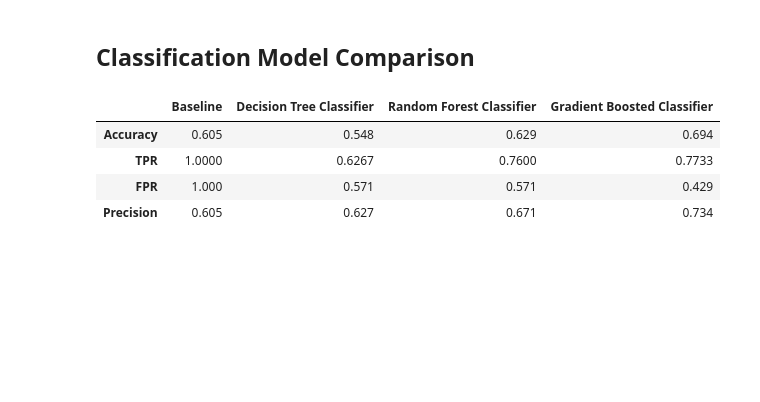
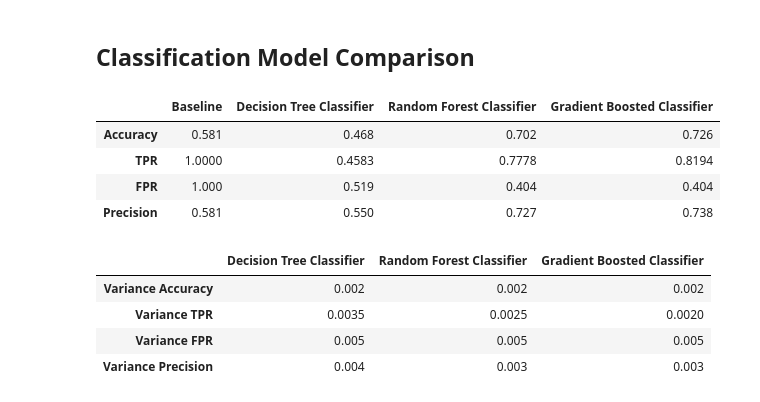
Before and after one commit to majda-br/Stock-trend-prediction, a Jupyter notebook: models/models.ipynb, the cells around one changed output. Drawn from its saved outputs; the diff is of its cells as text; code cells hidden in the pictures; blank space fills up the shorter version.

```diff
--- a/models/models.ipynb
+++ b/models/models.ipynb
@@ -601,19 +603,21 @@ acc_base, TPR_base, FPR_base, PRE_base = get_metrics(test_pred_base, y_test_clas
 # %%
 grid_values = {'ccp_alpha': np.linspace(0, 0.001, 51)}
 
-dtr = DecisionTreeClassifier(min_samples_leaf=5, min_samples_split=20, random_state=88)
+dtc = DecisionTreeClassifier(min_samples_leaf=5, min_samples_split=20, random_state=88)
 cv = KFold(n_splits=5,random_state=1,shuffle=True)
-dtr_cv = GridSearchCV(dtr, param_grid=grid_values, scoring='r2', cv=cv, verbose=0, error_score='raise')
-dtr_cv.fit(X_train, y_train_class)
-test_pred_cart, train_pred_cart = dtr_cv.predict(X_test), dtr_cv.predict(X_train)
+dtc_cv = GridSearchCV(dtc, param_grid=grid_values, scoring='r2', cv=cv, verbose=0, error_score='raise')
+dtc_cv.fit(X_train, y_train_class)
+test_pred_cart, train_pred_cart = dtc_cv.predict(X_test), dtc_cv.predict(X_train)
 acc_cart, TPR_cart, FPR_cart, PRE_cart = get_metrics(test_pred_cart, y_test_class)
+
+bs = bootstrap(X_test, y_test_class, dtc_cv, get_metrics)
+acc_cart_var, TPR_cart_var, FPR_cart_var, PRE_cart_var = np.var([s[0] for s in bs]), np.var([s[1] for s in bs]), np.var([s[2] for s in bs]), np.var([s[3] for s in bs])
 # %% [markdown]
 ## Random Forest Classification
 #### To predict whether the price increases or decreases next week
 # %%
-grid_values = {'max_features': np.linspace(1,5,5, dtype='int32'),
-               'min_samples_leaf': [5],
-               'n_estimators': [500],
+grid_values = {'min_samples_leaf': [1, 5],
+               'n_estimators': [100, 500],
                'random_state': [88]}
 
 rf2 = RandomForestClassifier()
@@ -622,4 +626,7 @@ rf_cv = GridSearchCV(rf2, param_grid=grid_values, scoring='r2', cv=cv,verbose=2)
 rf_cv.fit(X_train, y_train_class)
 test_pred_rf, train_pred_rf = rf_cv.predict(X_test), rf_cv.predict(X_train)
 acc_rf, TPR_rf, FPR_rf, PRE_rf = get_metrics(test_pred_rf, y_test_class)
+
+bs = bootstrap(X_test, y_test_class, rf_cv, get_metrics)
+acc_rf_var, TPR_rf_var, FPR_rf_var, PRE_rf_var = np.var([s[0] for s in bs]), np.var([s[1] for s in bs]), np.var([s[2] for s in bs]), np.var([s[3] for s in bs])
 # %% [output]
@@ -648,6 +655,9 @@ reg = GradientBoostingClassifier(random_state=99)
 reg.fit(X_train, y_train_class)
 test_pred_reg, train_pred_reg = reg.predict(X_test), reg.predict(X_train)
 acc_reg, TPR_reg, FPR_reg, PRE_reg = get_metrics(test_pred_reg, y_test_class)
+
+bs = bootstrap(X_test, y_test_class, reg, get_metrics)
+acc_reg_var, TPR_reg_var, FPR_reg_var, PRE_reg_var = np.var([s[0] for s in bs]), np.var([s[1] for s in bs]), np.var([s[2] for s in bs]), np.var([s[3] for s in bs])
 # %% [markdown]
 ## Classification Model Comparison
 # %%
@@ -660,7 +670,20 @@ comparison_table = pd.DataFrame(data=comparison_data, index=['Accuracy', 'TPR',
 comparison_table
 # %% [output]
 |  | Baseline | Decision Tree Classifier | Random Forest Classifier | Gradient Boosted Classifier |
-| Accuracy | 0.605 | 0.548 | 0.629 | 0.694 |
-| TPR | 1.0000 | 0.6267 | 0.7600 | 0.7733 |
-| FPR | 1.000 | 0.571 | 0.571 | 0.429 |
-| Precision | 0.605 | 0.627 | 0.671 | 0.734 |
+| Accuracy | 0.581 | 0.468 | 0.702 | 0.726 |
+| TPR | 1.0000 | 0.4583 | 0.7778 | 0.8194 |
+| FPR | 1.000 | 0.519 | 0.404 | 0.404 |
+| Precision | 0.581 | 0.550 | 0.727 | 0.738 |
+# %%
+var_comparison_data = {'Decision Tree Classifier': ['{:.3f}'.format(acc_cart_var),'{:.4f}'.format(TPR_cart_var), '{:.3f}'.format(FPR_cart_var), '{:.3f}'.format(PRE_cart_var)],
+                   'Random Forest Classifier': ['{:.3f}'.format(acc_rf_var),'{:.4f}'.format(TPR_rf_var), '{:.3f}'.format(FPR_rf_var), '{:.3f}'.format(PRE_rf_var)],
+                   'Gradient Boosted Classifier': ['{:.3f}'.format(acc_reg_var),'{:.4f}'.format(TPR_reg_var), '{:.3f}'.format(FPR_reg_var), '{:.3f}'.format(PRE_reg_var)]}
+
+var_comparison_table = pd.DataFrame(data=var_comparison_data, index=['Variance Accuracy', 'Variance TPR', 'Variance FPR', 'Variance Precision'])
+var_comparison_table
+# %% [output]
+|  | Decision Tree Classifier | Random Forest Classifier | Gradient Boosted Classifier |
+| Variance Accuracy | 0.002 | 0.002 | 0.002 |
+| Variance TPR | 0.0035 | 0.0025 | 0.0020 |
+| Variance FPR | 0.005 | 0.005 | 0.005 |
+| Variance Precision | 0.004 | 0.003 | 0.003 |
```
Also changed, not shown: parts of 21 cells of this notebook.
